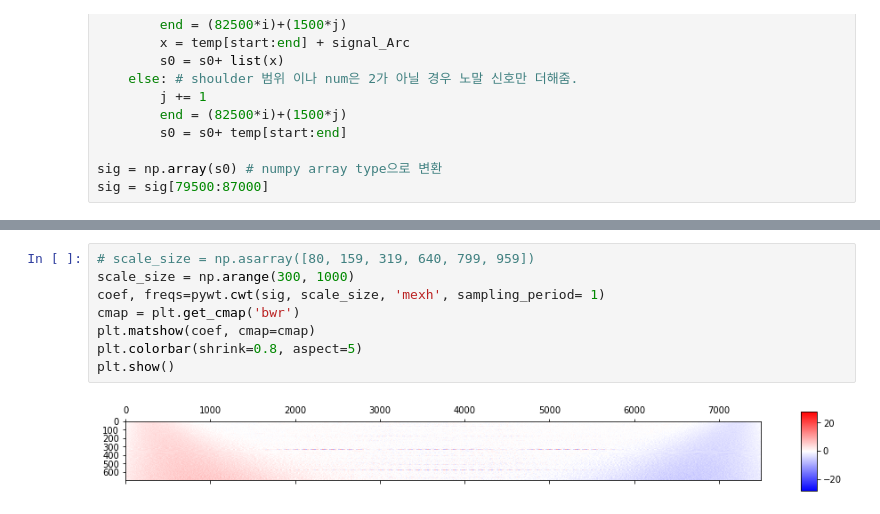
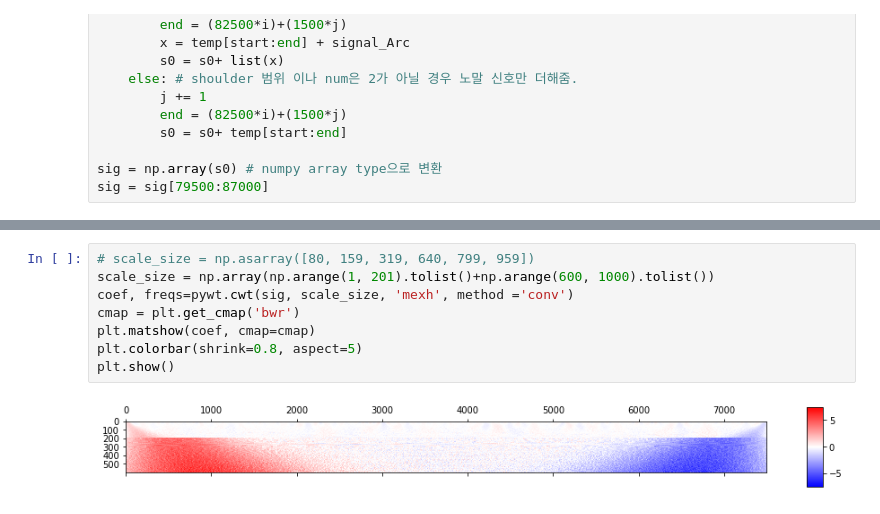
Before and after one commit to blue-monkey0/SideProject, a Jupyter notebook: Arc-Fault/wavelet_transform.ipynb, the cells around one changed output, grey strips where cells are left out. Drawn from its saved outputs; the diff is of its cells as text.

```diff
--- a/Arc-Fault/wavelet_transform.ipynb
+++ b/Arc-Fault/wavelet_transform.ipynb
@@ -319,10 +269,10 @@ scale 959: 28.191123920241857
 # %%
 # scale_size = np.asarray([80, 159, 319, 640, 799, 959])
-scale_size = np.arange(300, 1000)
-coef, freqs=pywt.cwt(sig, scale_size, 'mexh', sampling_period= 1)
+scale_size = np.array(np.arange(1, 201).tolist()+np.arange(600, 1000).tolist())
+coef, freqs=pywt.cwt(sig, scale_size, 'mexh', method ='conv')
 cmap = plt.get_cmap('bwr')
 plt.matshow(coef, cmap=cmap)
 plt.colorbar(shrink=0.8, aspect=5)
 plt.show()
 # %% [output]
-[figure, old version]
+[figure, new version]
```
Also changed, not shown: parts of 7 cells of this notebook.
